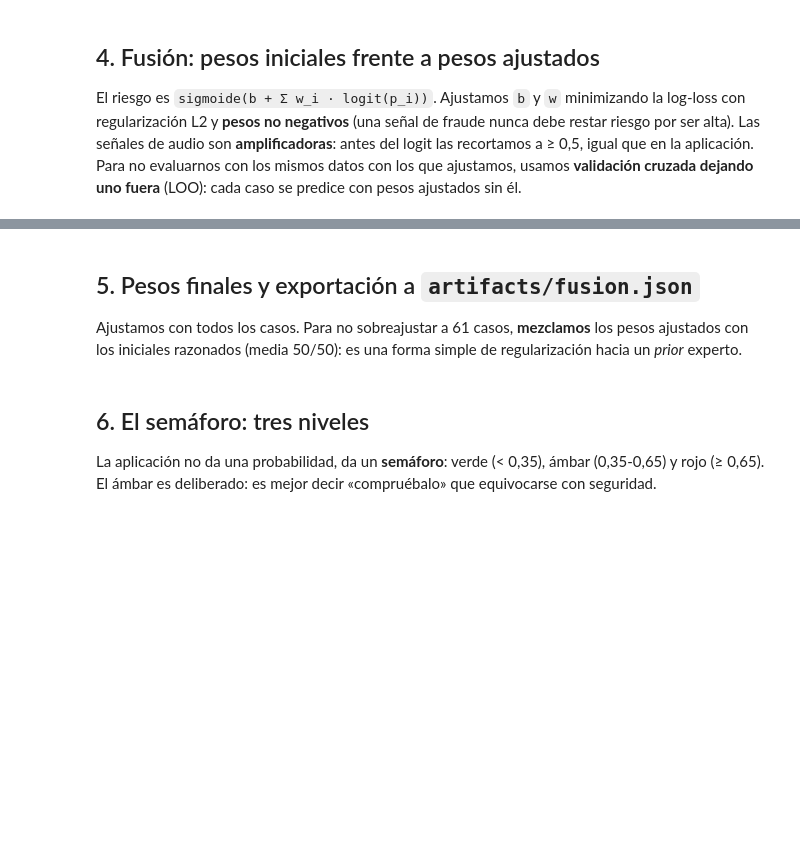
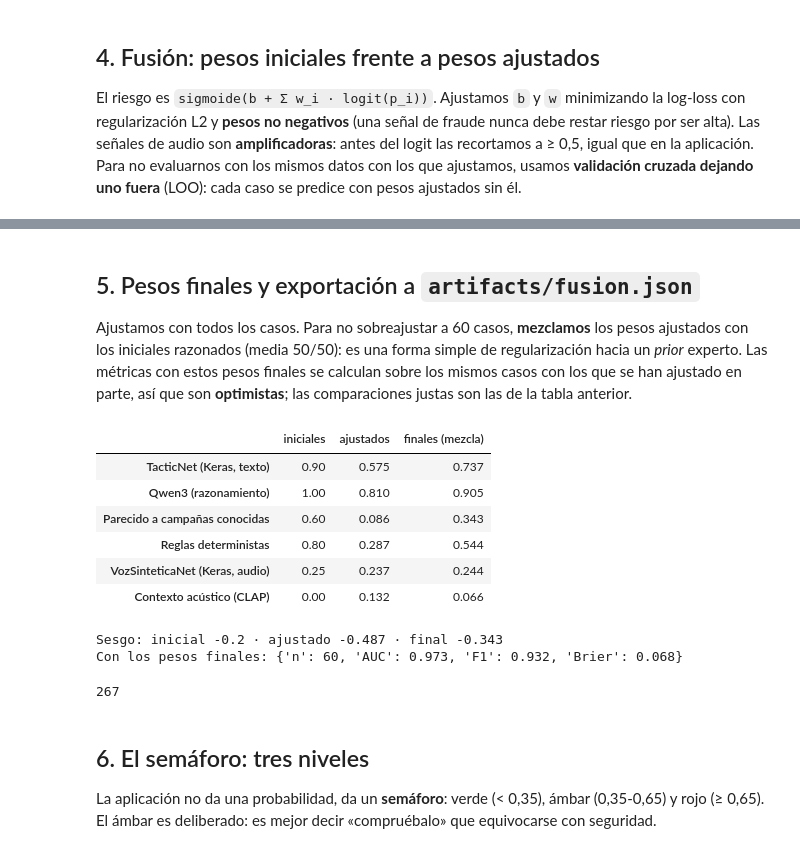
Before and after one commit to ALBERELVIS/Taller-Multimodales, a Jupyter notebook: notebooks/05_orquestacion_y_ablacion.ipynb, the cells around one changed output, grey strips where cells are left out. Drawn from its saved outputs; the diff is of its cells as text; code cells hidden in the pictures; blank space fills up the shorter version.

Commit message:
Resultados finales: notebooks ejecutados, artefactos de ablación y latencia, capturas y cifras del README calculadas
Co-authored-by: Cursor <cursoragent@cursor.com>

```diff
--- a/notebooks/05_orquestacion_y_ablacion.ipynb
+++ b/notebooks/05_orquestacion_y_ablacion.ipynb
@@ -224,17 +261,25 @@ individual.
 # %%
-p_full = loo(SIGNALS)
 best_single = min(["tacticnet", "llm", "reglas"], key=lambda s: brier_score_loss(y, np.nan_to_num(S[s].astype(float).values, nan=0.5)))
 p_best = np.nan_to_num(S[best_single].astype(float).values, nan=0.5)
-rng = np.random.default_rng(0)
-diffs, auc_d = [], []
-for _ in range(2000):
-    b = rng.integers(0, len(y), len(y))
-    if len(np.unique(y[b])) < 2:
-        continue
-    diffs.append(brier_score_loss(y[b], p_best[b]) - brier_score_loss(y[b], p_full[b]))
-    auc_d.append(roc_auc_score(y[b], p_full[b]) - roc_auc_score(y[b], p_best[b]))
-lo, hi = np.percentile(diffs, [2.5, 97.5])
-alo, ahi = np.percentile(auc_d, [2.5, 97.5])
-display(Markdown(f"Mejor señal individual: **{fusion.SIGNAL_LABELS[best_single]}**.  \n"
-                 f"Mejora de Brier del sistema fusionado: **{np.mean(diffs):+.3f}** (IC 95 %: {lo:+.3f} a {hi:+.3f}).  \n"
-                 f"Mejora de AUC: **{np.mean(auc_d):+.3f}** (IC 95 %: {alo:+.3f} a {ahi:+.3f})."))
+candidates = {"a_priori": default_fusion(SIGNALS), "loo": loo(SIGNALS)}
+
+
+def paired_bootstrap(p_sys, n=2000, seed=0):
+    rng = np.random.default_rng(seed)
+    d_brier, d_auc = [], []
+    for _ in range(n):
+        b = rng.integers(0, len(y), len(y))
+        if len(np.unique(y[b])) < 2:
+            continue
+        d_brier.append(brier_score_loss(y[b], p_best[b]) - brier_score_loss(y[b], p_sys[b]))
+        d_auc.append(roc_auc_score(y[b], p_sys[b]) - roc_auc_score(y[b], p_best[b]))
+    stat = lambda d: [round(float(np.mean(d)), 4), *[round(float(v), 4) for v in np.percentile(d, [2.5, 97.5])]]  # noqa: E731
+    return {"mejora_brier": stat(d_brier), "mejora_auc": stat(d_auc)}
+
+
+boot = {k: paired_bootstrap(p) for k, p in candidates.items()}
+names = {"a_priori": "Fusión con pesos a priori", "loo": "Fusión con pesos ajustados (LOO)"}
+display(Markdown(f"Mejor señal individual: **{fusion.SIGNAL_LABELS[best_single]}**. Mejora frente a ella "
+                 "(positivo = mejor la fusión; IC 95 % entre paréntesis):\n\n| Sistema | Brier | AUC |\n|---|---|---|\n" + "\n".join(
+                     f"| {names[k]} | {v['mejora_brier'][0]:+.3f} ({v['mejora_brier'][1]:+.3f} a {v['mejora_brier'][2]:+.3f}) | "
+                     f"{v['mejora_auc'][0]:+.3f} ({v['mejora_auc'][1]:+.3f} a {v['mejora_auc'][2]:+.3f}) |" for k, v in boot.items())))
@@ -241,24 +293,37 @@ display(Markdown(f"Mejor señal individual: **{fusion.SIGNAL_LABELS[best_single]
 # %% [markdown]
 ## 5. Pesos finales y exportación a `artifacts/fusion.json`
 
-Ajustamos con todos los casos. Para no sobreajustar a 61 casos, **mezclamos** los pesos ajustados con
+Ajustamos con todos los casos. Para no sobreajustar a 60 casos, **mezclamos** los pesos ajustados con
 los iniciales razonados (media 50/50): es una forma simple de regularización hacia un *prior* experto.
+Las métricas con estos pesos finales se calculan sobre los mismos casos con los que se han ajustado en
+parte, así que son **optimistas**; las comparaciones justas son las de la tabla anterior.
 # %%
 F_all = features(S, SIGNALS)
 theta = fit(F_all, y)
 fitted = dict(zip(SIGNALS, theta[1:]))
 blend = {s: round(0.5 * fitted[s] + 0.5 * fusion.DEFAULT["weights"][s], 3) for s in SIGNALS}
 bias = round(0.5 * theta[0] + 0.5 * fusion.DEFAULT["bias"], 3)
 wt = pd.DataFrame({"iniciales": fusion.DEFAULT["weights"], "ajustados": {k: round(v, 3) for k, v in fitted.items()}, "finales (mezcla)": blend})
 wt.index = [fusion.SIGNAL_LABELS[s] for s in wt.index]
 display(wt)
 print(f"Sesgo: inicial {fusion.DEFAULT['bias']} · ajustado {theta[0]:.3f} · final {bias}")
 
-params = {"bias": bias, "weights": blend, "source": "notebook 05: mezcla 50/50 de pesos ajustados (61 casos multimodales) y pesos iniciales"}
+params = {"bias": bias, "weights": blend, "source": f"notebook 05: mezcla 50/50 de pesos ajustados ({len(S)} casos multimodales) y pesos iniciales"}
 p_final = np.array([fusion.fuse({n: (None if pd.isna(row[n]) else float(row[n])) for n in SIGNALS}, hard_rule=row["regla_dura"], params=params).risk
                     for _, row in S.iterrows()])
 print("Con los pesos finales:", {k: round(v, 3) for k, v in metrics(p_final).items()})
 (config.ARTIFACTS_DIR / "fusion.json").write_text(json.dumps(params, ensure_ascii=False, indent=2), encoding="utf-8")
+# %% [output]
+|  | iniciales | ajustados | finales (mezcla) |
+| TacticNet (Keras, texto) | 0.90 | 0.575 | 0.737 |
+| Qwen3 (razonamiento) | 1.00 | 0.810 | 0.905 |
+| Parecido a campañas conocidas | 0.60 | 0.086 | 0.343 |
+| Reglas deterministas | 0.80 | 0.287 | 0.544 |
+| VozSinteticaNet (Keras, audio) | 0.25 | 0.237 | 0.244 |
+| Contexto acústico (CLAP) | 0.00 | 0.132 | 0.066 |
+Sesgo: inicial -0.2 · ajustado -0.487 · final -0.343
+Con los pesos finales: {'n': 60, 'AUC': 0.973, 'F1': 0.932, 'Brier': 0.068}
+267
 # %% [markdown]
 ## 6. El semáforo: tres niveles
 
```
Also changed, not shown: parts of 16 cells of this notebook, 18 other files.
